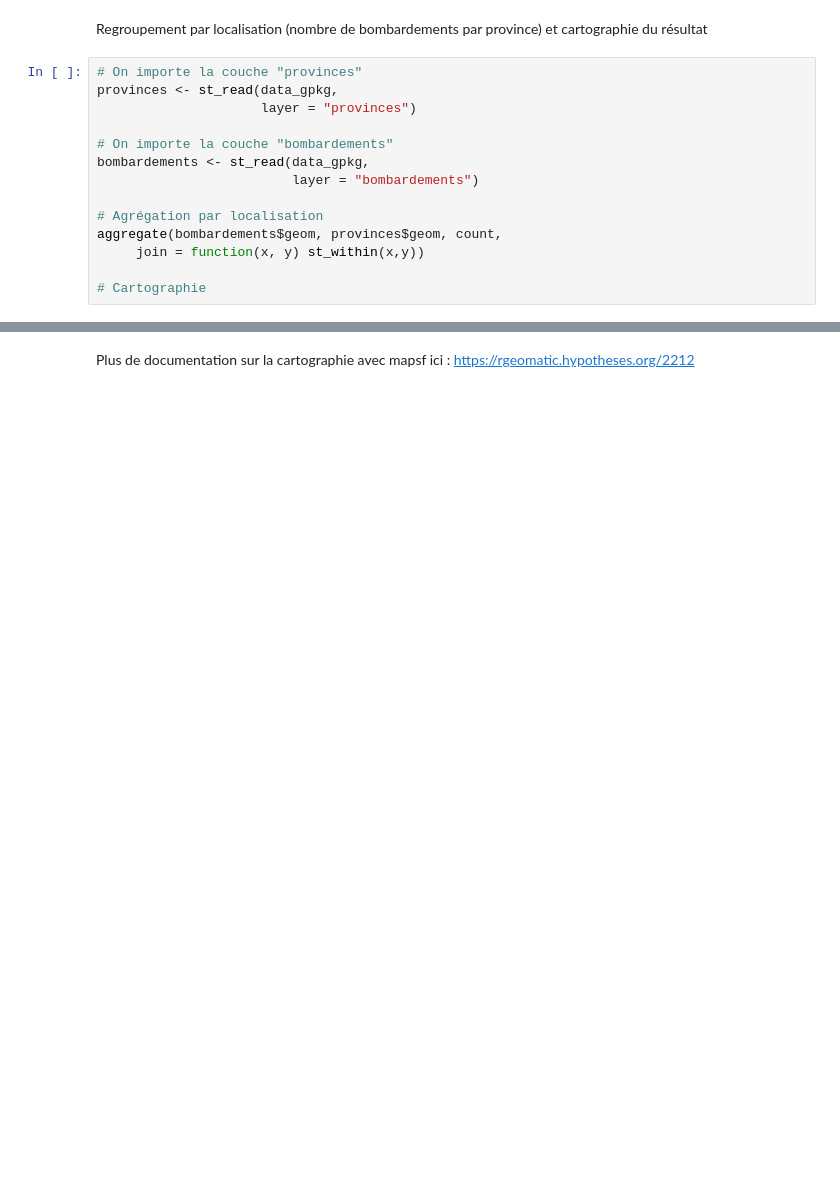
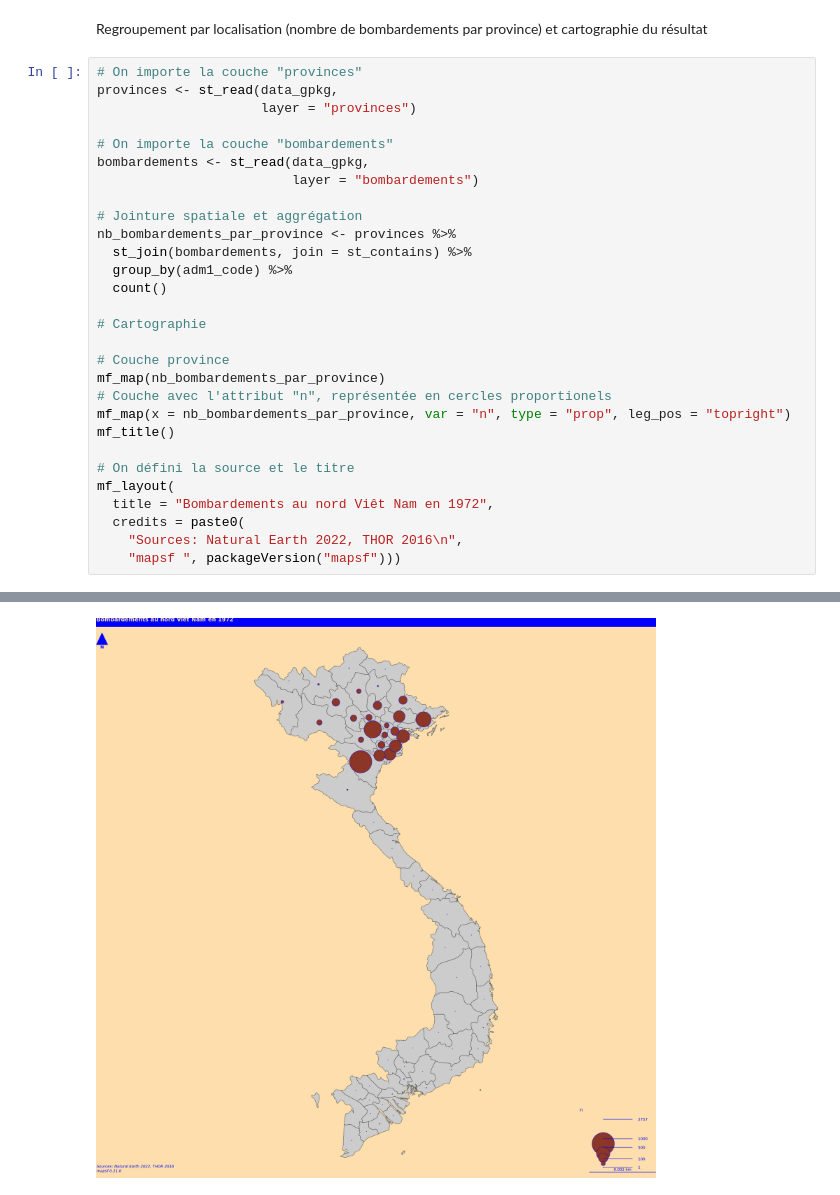
Before and after one commit to MBunel/Analyse-de-donn-es-Carthag-o, a Jupyter notebook: TP.ipynb, the cells around one changed output, grey strips where cells are left out. Saved outputs shown, nothing was run; the diff lists cells and outputs as text; blank space fills up the shorter version.

```diff
--- a/TP.ipynb
+++ b/TP.ipynb
@@ -174,8 +212,24 @@ provinces <- st_read(data_gpkg,
 bombardements <- st_read(data_gpkg,
                          layer = "bombardements")
 
-# Agrégation par localisation
-aggregate(bombardements$geom, provinces$geom, count,
-     join = function(x, y) st_within(x,y))
+# Jointure spatiale et aggrégation
+nb_bombardements_par_province <- provinces %>%
+  st_join(bombardements, join = st_contains) %>%
+  group_by(adm1_code) %>%
+  count()
 
 # Cartographie
+
+# Couche province
+mf_map(nb_bombardements_par_province)
+# Couche avec l'attribut "n", représentée en cercles proportionels
+mf_map(x = nb_bombardements_par_province, var = "n", type = "prop", leg_pos = "topright")
+mf_title()
+
+# On défini la source et le titre
+mf_layout(
+  title = "Bombardements au nord Viêt Nam en 1972",
+  credits = paste0(
+    "Sources: Natural Earth 2022, THOR 2016\n",
+    "mapsf ", packageVersion("mapsf")))
+# %% [output]
@@ -182,2 +248 @@ aggregate(bombardements$geom, provinces$geom, count,
+[figure, added]
-# %% [markdown]
-Plus de documentation sur la cartographie avec mapsf ici : https://rgeomatic.hypotheses.org/2212
```
Also changed, not shown: parts of 18 cells of this notebook.
